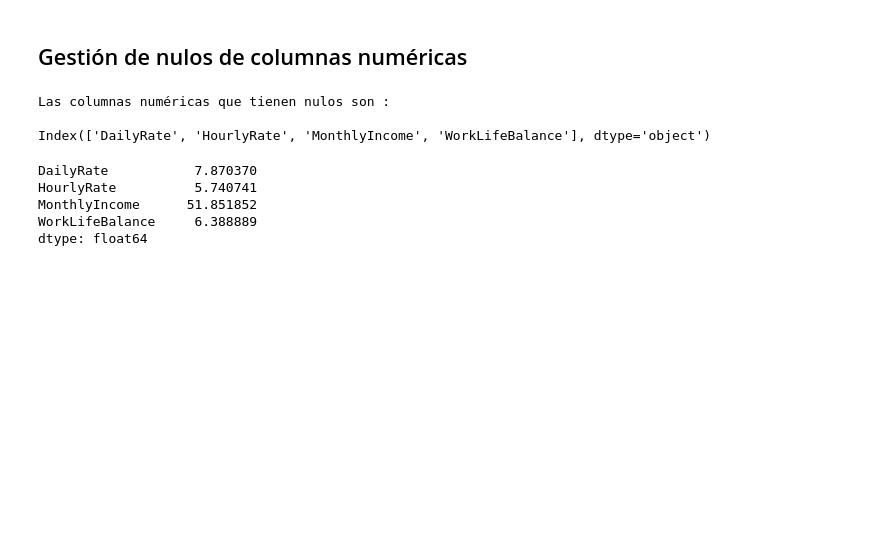
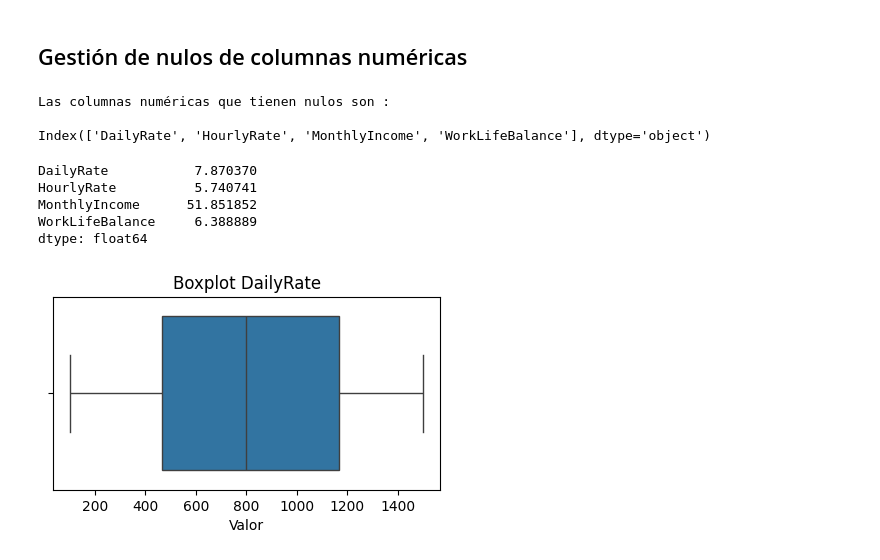
Before and after one commit to TaniaGraff/project-da-promo-angela-modulo-3-team-3, a Jupyter notebook: jupyter_bueno.ipynb, the cells around one changed output. Cells and saved outputs as stored; diff of their text form; code cells hidden in the pictures; blank space fills up the shorter version.

```diff
--- a/jupyter_bueno.ipynb
+++ b/jupyter_bueno.ipynb
@@ -718,3 +736,12 @@ HourlyRate          5.740741
 MonthlyIncome      51.851852
 WorkLifeBalance     6.388889
 dtype: float64
+# %%
+# Hacemos un Boxplot para ver la distribución de los datos
+plt.figure(figsize=(5, 2.5))
+sns.boxplot(x=df_HR['DailyRate'])
+plt.title('Boxplot DailyRate')
+plt.xlabel('Valor')
+plt.show()
+# %% [output]
+[figure, added]
```
Also changed, not shown: parts of 22 cells of this notebook.
